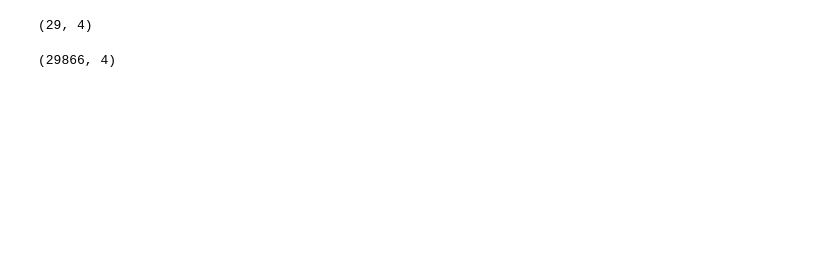
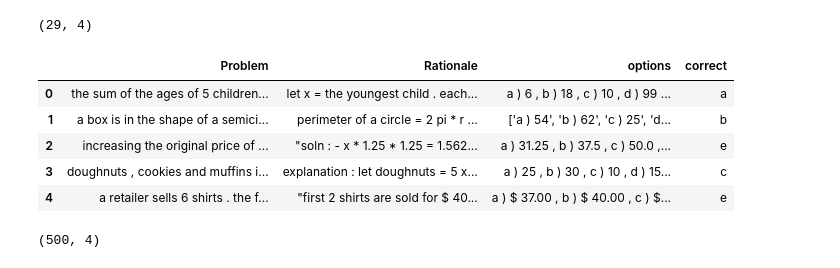
Before and after one commit to SAR2652/ML-Project, a Jupyter notebook: DataMaker.ipynb, the cells around one changed output. Cells and saved outputs as stored; diff of their text form; code cells hidden in the pictures; blank space fills up the shorter version.

```diff
--- a/DataMaker.ipynb
+++ b/DataMaker.ipynb
@@ -71,3 +65,5 @@ dataset['train'][:2]
+# %%
+dataset = dataset.shuffle(seed = 42)
 # %%
 import pandas as pd
 df = pd.read_csv('/content/drive/My Drive/failing.csv')
@@ -83,15 +79,26 @@ df.head()
 df.shape
 # %% [output]
 (29, 4)
+# %%
+subset = dataset['train'][:471]
 # %%
 final_df = pd.DataFrame()
 for item in ['Problem', 'Rationale', 'options', 'correct']:
-    final_df[item] = dataset['train'][item] + df[item].tolist()
+    final_df[item] = subset[item] + df[item].tolist()
 # %%
 final_df = final_df.sample(frac=1).reset_index(drop=True)
+# %%
+final_df.head()
+# %% [output]
+|  | Problem | Rationale | options | correct |
+| 0 | the sum of the ages of 5 children... | let x = the youngest child . each... | a ) 6 , b ) 18 , c ) 10 , d ) 99 ... | a |
+| 1 | a box is in the shape of a semici... | perimeter of a circle = 2 pi * r ... | ['a ) 54', 'b ) 62', 'c ) 25', 'd... | b |
+| 2 | increasing the original price of ... | "soln : - x * 1.25 * 1.25 = 1.562... | a ) 31.25 , b ) 37.5 , c ) 50.0 ,... | e |
+| 3 | doughnuts , cookies and muffins i... | explanation : let doughnuts = 5 x... | a ) 25 , b ) 30 , c ) 10 , d ) 15... | c |
+| 4 | a retailer sells 6 shirts . the f... | "first 2 shirts are sold for $ 40... | a ) $ 37.00 , b ) $ 40.00 , c ) $... | e |
 # %%
 final_df.shape
 # %% [output]
-(29866, 4)
+(500, 4)
 # %%
 final_df.to_csv('/content/drive/My Drive/ml_data/math_qa_fail.csv', index = False)
```
Also changed, not shown: parts of 5 cells of this notebook.
